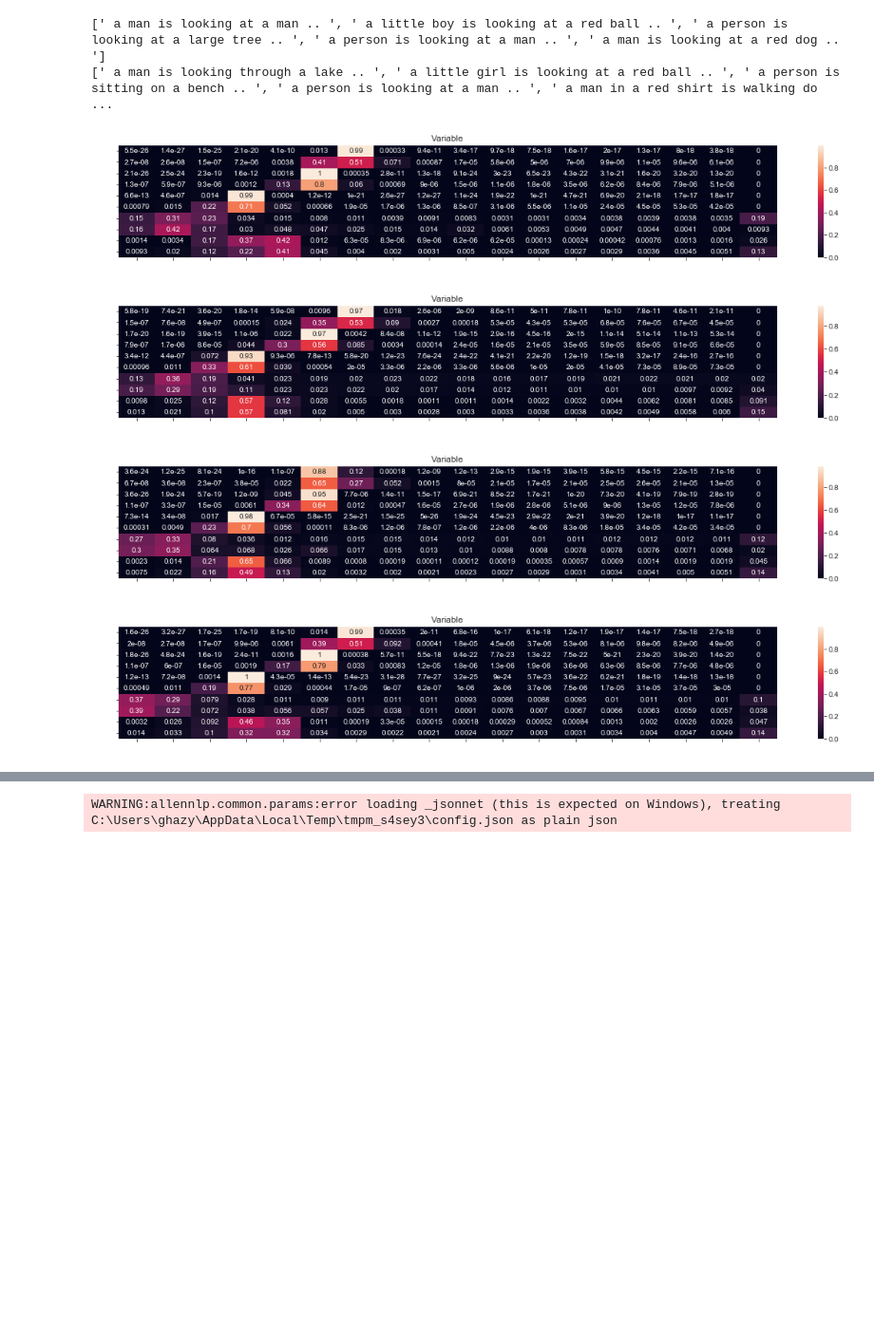
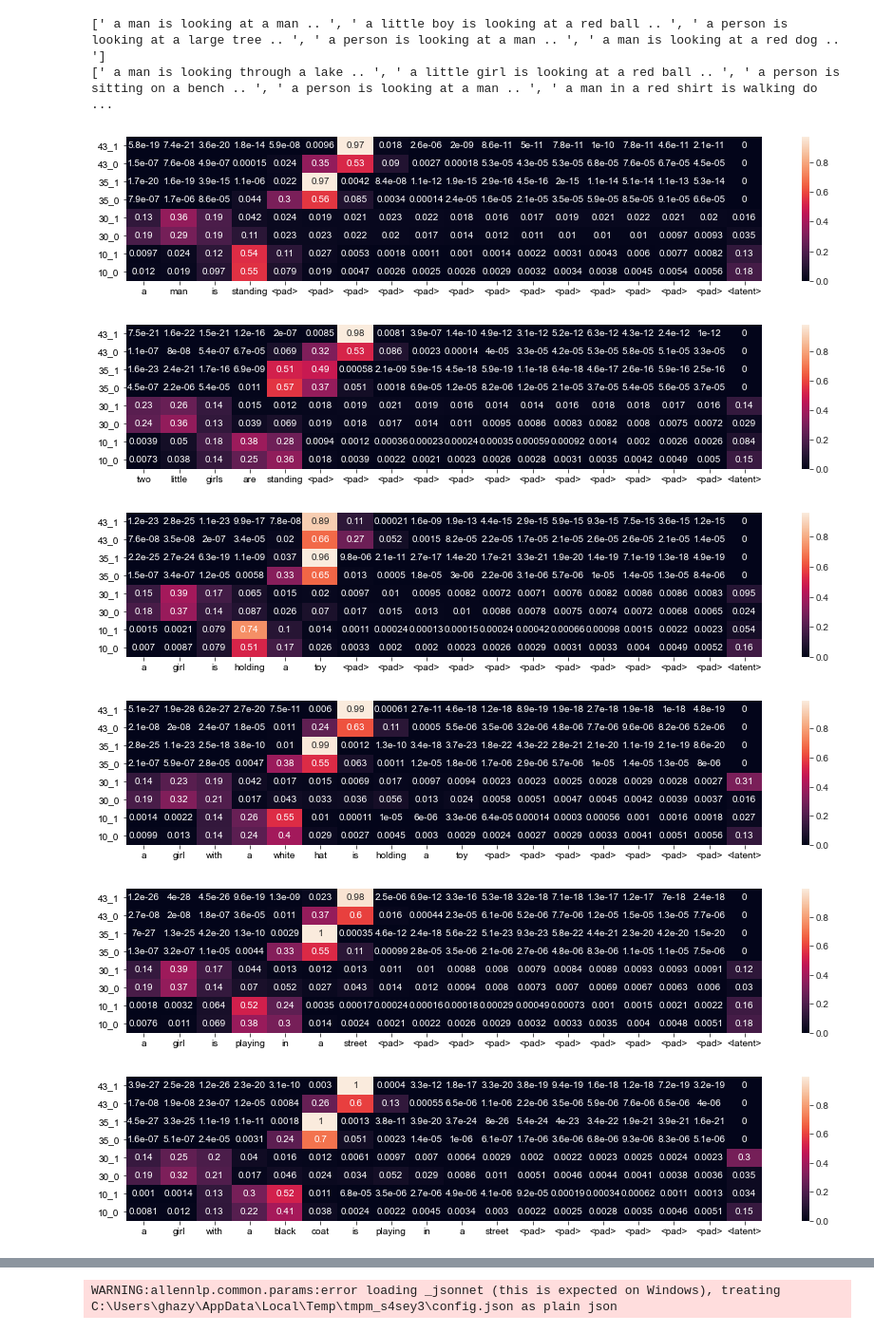
Before and after one commit to ghazi-f/QKVAE, a Jupyter notebook: disentanglement_transformer/Model_Analysis.ipynb, the cells around one changed output, grey strips where cells are left out. Shown at 95% size. Drawn from its saved outputs; the diff is of its cells as text; code cells hidden in the pictures; blank space fills up the shorter version.

```diff
--- a/disentanglement_transformer/Model_Analysis.ipynb
+++ b/disentanglement_transformer/Model_Analysis.ipynb
@@ -424,6 +423,6 @@ def get_sentences(mdl, n_samples, gen_len=16, sample_w=False, vary_z=True, compl
 
 
 text, samples, params = get_sentences(model, 5, 16, sample_w=False, vary_z=True, complete=None,
-                                      contains=["looking"], max_tries=150)
+                                      contains=None, max_tries=150)
 print(text)
 # %% [output]
@@ -542,7 +545,7 @@ def swap_latents(mdl, prev_latent_vals, var_z_ids, gen_len, complete=None):
             return text, {'z1': orig_z, 'z2': orig_z1, 'z3': orig_z2} ,\
                    None#{'z1': z1_params, 'z2': z2_params}
 
-lv = list(range(16))+[33, 46, 47, 37, 38, 39]#[10, 3, 33, 39, 46, 47]
+lv = [30]
 alt_text, alt_samples, alt_params = swap_latents(model, {k:v[:5] for k, v in samples.items()},
                                                  lv,#10, 30, 43
                                                               #list(range(20, 48)), #[],
@@ -646,8 +649,8 @@ from components.links import CoattentiveTransformerLink, ConditionalCoattentiveT
 import seaborn as sns
 import pandas as pd
 import matplotlib.pyplot as plt
-plt.rcParams["figure.figsize"] = (20,6)
-plt.figure(figsize=(20, 2.8))
+plt.rcParams["figure.figsize"] = (15,6)
+plt.figure(figsize=(20, 2))
 %matplotlib inline
 
 def get_attention_weights(sentences, lvs):
@@ -682,42 +685,52 @@ def get_attention_weights(sentences, lvs):
                                 , -1)
             if lv_layer==2:
                 att_out[..., -1] *= 0
             var_att_weights.append(att_out.cpu().detach().numpy())
         att_weights.append(var_att_weights)
     return np.transpose(np.array(att_weights), (2, 0, 1, 3))
 
 def display_attention(sentence, att_weights, variables):
     toked = sentence.split(' ')
     toked += ['<pad>']*(MAX_LEN-len(toked))+['<latent>']
     index = []
     for i in range(len(variables)):
         for j in range(len(att_weights[i])):
             index.append(str(variables[i])+'_'+str(j))
     att_weights = att_weights.reshape(-1, MAX_LEN+1)
     data = pd.DataFrame(att_weights#[:, :len(toked)].reshape((len(att_weights), len(toked)))
                         , columns=toked, index=index)
-    plt.figure(figsize=(20, 2.8))
+    sns_plot = plt.figure(figsize=(15, 2.8))
     ax = plt.axes()
     g = sns.heatmap(data, annot=True, yticklabels=True, ax=ax)
-    ax.set_title('Variable')
+    ax.set_title('')
     for tick in g.get_xticklabels():
-        tick.set_color('white')
+        tick.set_color('black')
     for tick in g.get_yticklabels():
-        tick.set_color('white')
+        tick.set_color('black')
     g.set_ylim([0, len(index)])
     #g.set_xticklabels(data.axes[1], rotation=55, ha="center", labelcolor='white')
     # g.get_figure()
     # plt.show()
+    return sns_plot
 
 
-sentences = ['a little man is standing in front of a building', 'a man is standing',
-             "two girls are holding a toy", "There is a boy playing in the street"]
-vars = [10, 30, 33, 35, 43]
+sentences = ['a man is standing',
+             'two little girls are standing',
+             "a girl is holding a toy",
+             "a girl with a white hat is holding a toy",
+             "a girl is playing in a street", "a girl with a black coat is playing in a street",
+             "a girl and a boy are playing in the street",
+             'a group of people are sitting around a table', ]
+vars = [10, 30, 35, 43]
 att_w = get_attention_weights(sentences, vars)
+
 for sen_idx in range(len(sentences)):
-    display_attention(sentences[sen_idx], att_w[sen_idx], vars)
+    sns_plot = display_attention(sentences[sen_idx], att_w[sen_idx], vars)
+    sns_plot.savefig("att_{}.png".format(sen_idx))
 # %% [output]
-[figure, old version]
+[figure, new version]
-[figure, old version]
+[figure, new version]
-[figure, old version]
+[figure, new version]
-[figure, old version]
+[figure, new version]
+[figure, added]
+[figure, added]
```
Also changed, not shown: parts of 5 cells of this notebook, 1 other file.
